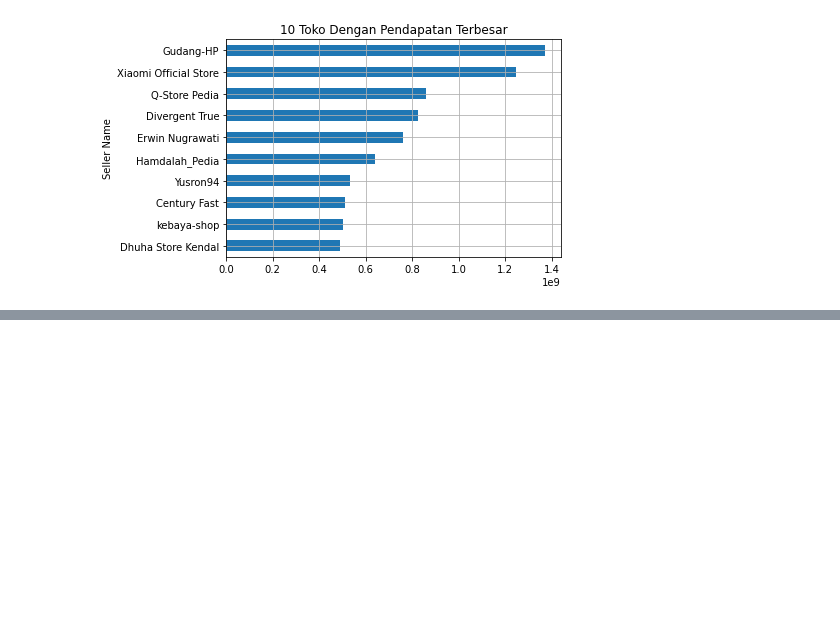
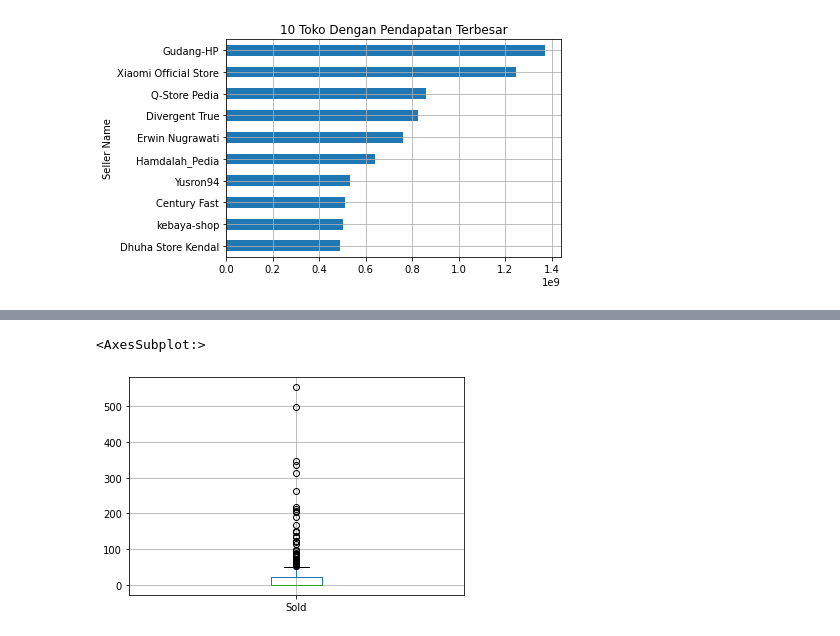
Before and after one commit to prasetyatf/EDA_RedmiNote11_tokped, a Jupyter notebook: analisis.ipynb, the cells around one changed output, grey strips where cells are left out. Saved outputs shown, nothing was run; the diff lists cells and outputs as text; code cells hidden in the pictures; blank space fills up the shorter version.

```diff
--- a/analisis.ipynb
+++ b/analisis.ipynb
@@ -311,0 +364,6 @@ income.tail(10).plot(kind='barh', grid=True, title='10 Toko Dengan Pendapatan Te
+# %%
+# deteksi outlier pada kolom Sold
+df.boxplot('Sold')
+# %% [output]
+<AxesSubplot:>
+[figure, added]
```
Also changed, not shown: parts of 26 cells of this notebook.
